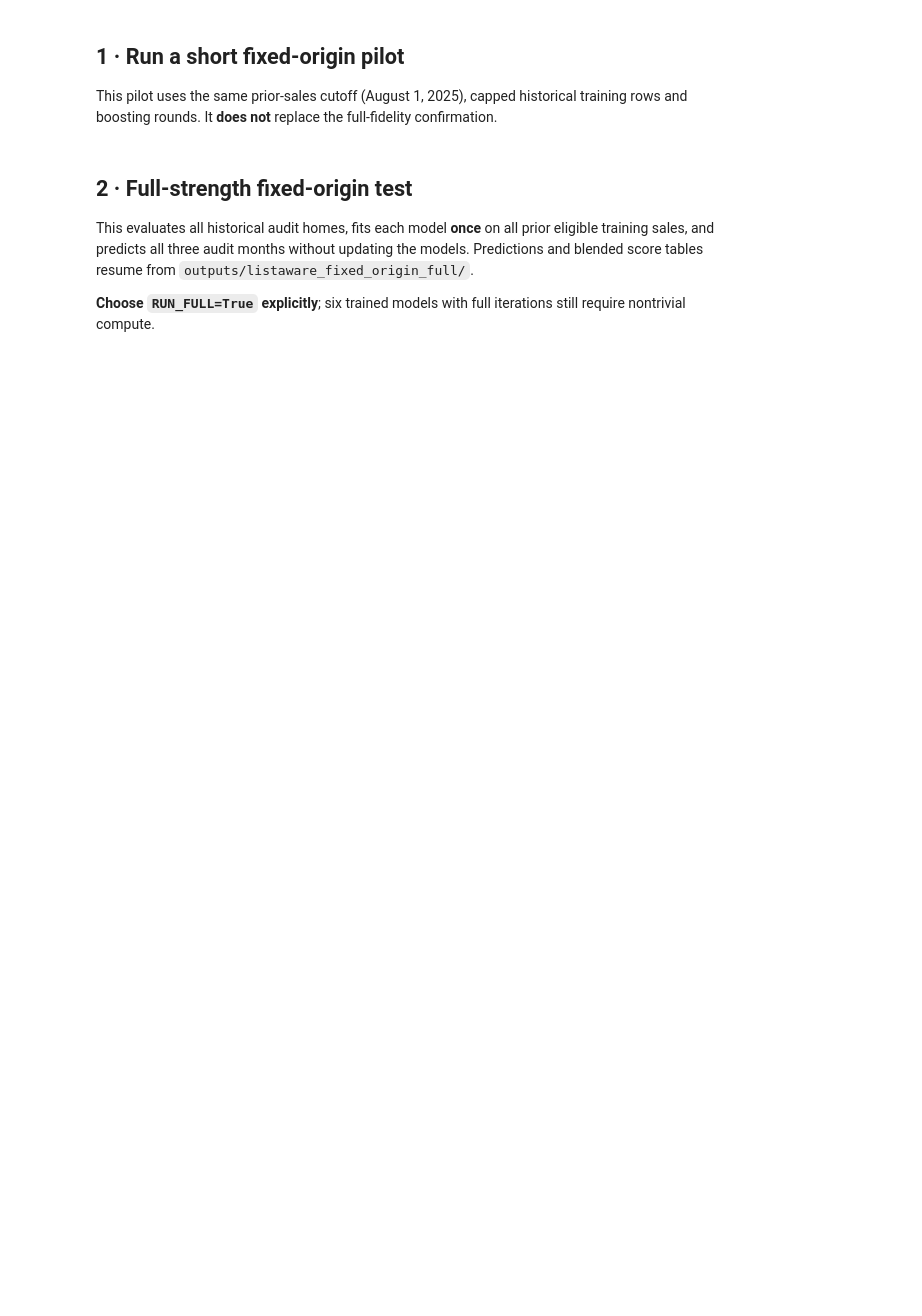
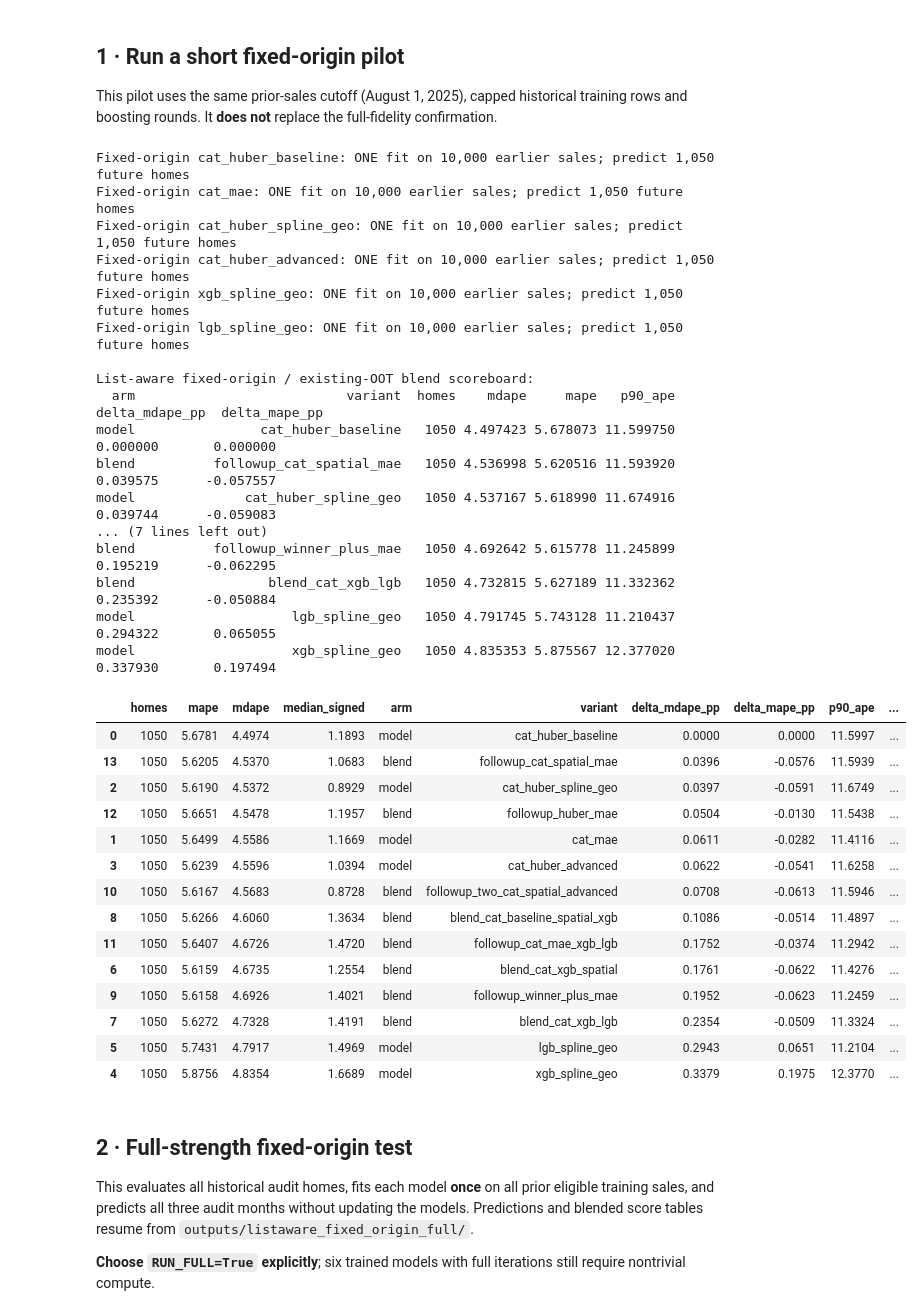
Before and after one commit to HiddenL123/SSU-Data-Dash-hdnl-comp, a Jupyter notebook: listaware_fixed_origin_followup.ipynb, the cells around one changed output. Drawn from its saved outputs; the diff is of its cells as text; code cells hidden in the pictures; blank space fills up the shorter version.

Commit message:
tested off market blend and list aware blend

```diff
--- a/listaware_fixed_origin_followup.ipynb
+++ b/listaware_fixed_origin_followup.ipynb
@@ -28,15 +36,48 @@ display(pd.DataFrame([
 
 This pilot uses the same prior-sales cutoff (August 1, 2025), capped historical training rows and boosting rounds. It **does not** replace the full-fidelity confirmation.
 # %%
-RUN_PILOT = False           # Set True to run / resume; quick preflight recommended.
+RUN_PILOT = True         # Set True to run / resume; quick preflight recommended.
 PILOT_OUTPUT = Path("outputs/listaware_fixed_origin_pilot")
 if RUN_PILOT:
     pilot_pooled, pilot_monthly, pilot_types, pilot_preds = run_followup(
         full=False, output_dir=PILOT_OUTPUT, threads=4, bootstrap_repeats=300
     )
     display(pilot_pooled.round(4))
 else:
     print("Pilot disabled; set RUN_PILOT=True to fit six small historical models.")
+# %% [output]
+Fixed-origin cat_huber_baseline: ONE fit on 10,000 earlier sales; predict 1,050 future homes
+Fixed-origin cat_mae: ONE fit on 10,000 earlier sales; predict 1,050 future homes
+Fixed-origin cat_huber_spline_geo: ONE fit on 10,000 earlier sales; predict 1,050 future homes
+Fixed-origin cat_huber_advanced: ONE fit on 10,000 earlier sales; predict 1,050 future homes
+Fixed-origin xgb_spline_geo: ONE fit on 10,000 earlier sales; predict 1,050 future homes
+Fixed-origin lgb_spline_geo: ONE fit on 10,000 earlier sales; predict 1,050 future homes
+
+List-aware fixed-origin / existing-OOT blend scoreboard:
+  arm                           variant  homes    mdape     mape   p90_ape  delta_mdape_pp  delta_mape_pp
+model                cat_huber_baseline   1050 4.497423 5.678073 11.599750        0.000000       0.000000
+blend          followup_cat_spatial_mae   1050 4.536998 5.620516 11.593920        0.039575      -0.057557
+model              cat_huber_spline_geo   1050 4.537167 5.618990 11.674916        0.039744      -0.059083
+... (7 lines left out)
+blend          followup_winner_plus_mae   1050 4.692642 5.615778 11.245899        0.195219      -0.062295
+blend                 blend_cat_xgb_lgb   1050 4.732815 5.627189 11.332362        0.235392      -0.050884
+model                    lgb_spline_geo   1050 4.791745 5.743128 11.210437        0.294322       0.065055
+model                    xgb_spline_geo   1050 4.835353 5.875567 12.377020        0.337930       0.197494
+|  | homes | mape | mdape | median_signed | arm | variant | delta_mdape_pp | delta_mape_pp | p90_ape | ... |
+| 0 | 1050 | 5.6781 | 4.4974 | 1.1893 | model | cat_huber_baseline | 0.0000 | 0.0000 | 11.5997 | ... |
+| 13 | 1050 | 5.6205 | 4.5370 | 1.0683 | blend | followup_cat_spatial_mae | 0.0396 | -0.0576 | 11.5939 | ... |
+| 2 | 1050 | 5.6190 | 4.5372 | 0.8929 | model | cat_huber_spline_geo | 0.0397 | -0.0591 | 11.6749 | ... |
+| 12 | 1050 | 5.6651 | 4.5478 | 1.1957 | blend | followup_huber_mae | 0.0504 | -0.0130 | 11.5438 | ... |
+| 1 | 1050 | 5.6499 | 4.5586 | 1.1669 | model | cat_mae | 0.0611 | -0.0282 | 11.4116 | ... |
+| 3 | 1050 | 5.6239 | 4.5596 | 1.0394 | model | cat_huber_advanced | 0.0622 | -0.0541 | 11.6258 | ... |
+| 10 | 1050 | 5.6167 | 4.5683 | 0.8728 | blend | followup_two_cat_spatial_advanced | 0.0708 | -0.0613 | 11.5946 | ... |
+| 8 | 1050 | 5.6266 | 4.6060 | 1.3634 | blend | blend_cat_baseline_spatial_xgb | 0.1086 | -0.0514 | 11.4897 | ... |
+| 11 | 1050 | 5.6407 | 4.6726 | 1.4720 | blend | followup_cat_mae_xgb_lgb | 0.1752 | -0.0374 | 11.2942 | ... |
+| 6 | 1050 | 5.6159 | 4.6735 | 1.2554 | blend | blend_cat_xgb_spatial | 0.1761 | -0.0622 | 11.4276 | ... |
+| 9 | 1050 | 5.6158 | 4.6926 | 1.4021 | blend | followup_winner_plus_mae | 0.1952 | -0.0623 | 11.2459 | ... |
+| 7 | 1050 | 5.6272 | 4.7328 | 1.4191 | blend | blend_cat_xgb_lgb | 0.2354 | -0.0509 | 11.3324 | ... |
+| 5 | 1050 | 5.7431 | 4.7917 | 1.4969 | model | lgb_spline_geo | 0.2943 | 0.0651 | 11.2104 | ... |
+| 4 | 1050 | 5.8756 | 4.8354 | 1.6689 | model | xgb_spline_geo | 0.3379 | 0.1975 | 12.3770 | ... |
 # %% [markdown]
 ## 2 · Full-strength fixed-origin test
 
```
Also changed, not shown: parts of 4 cells of this notebook, 2 other files.
